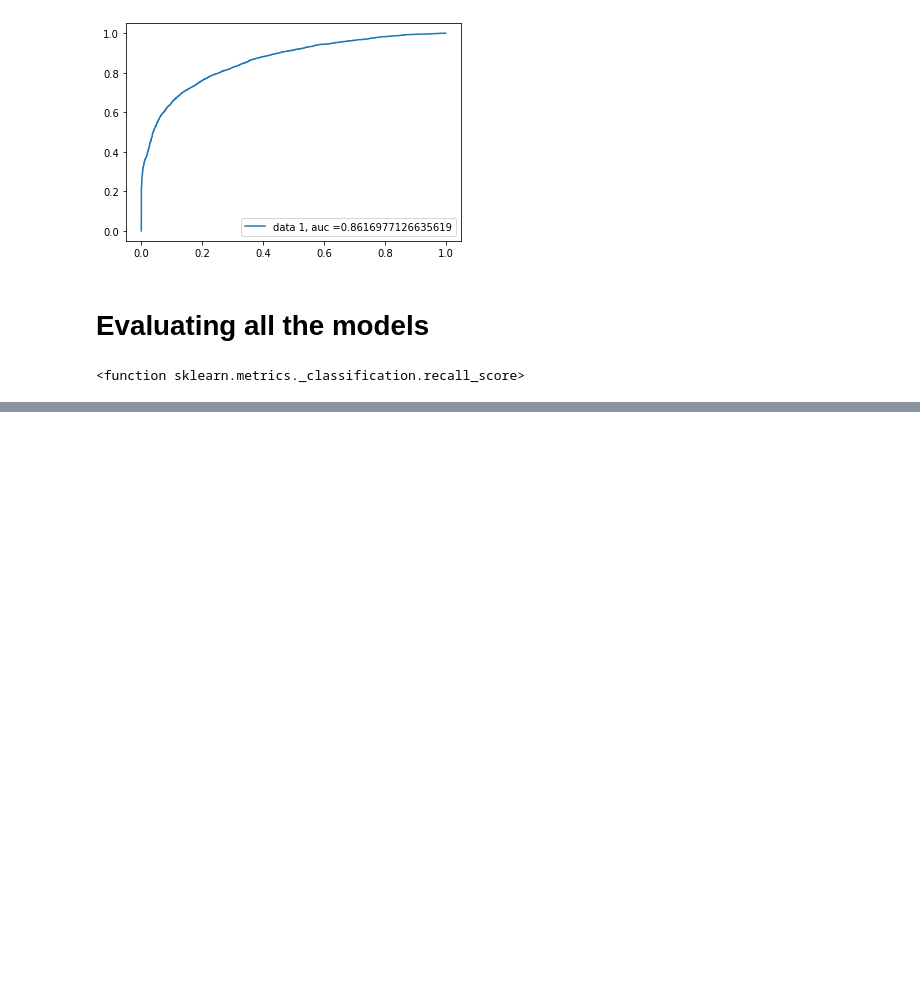
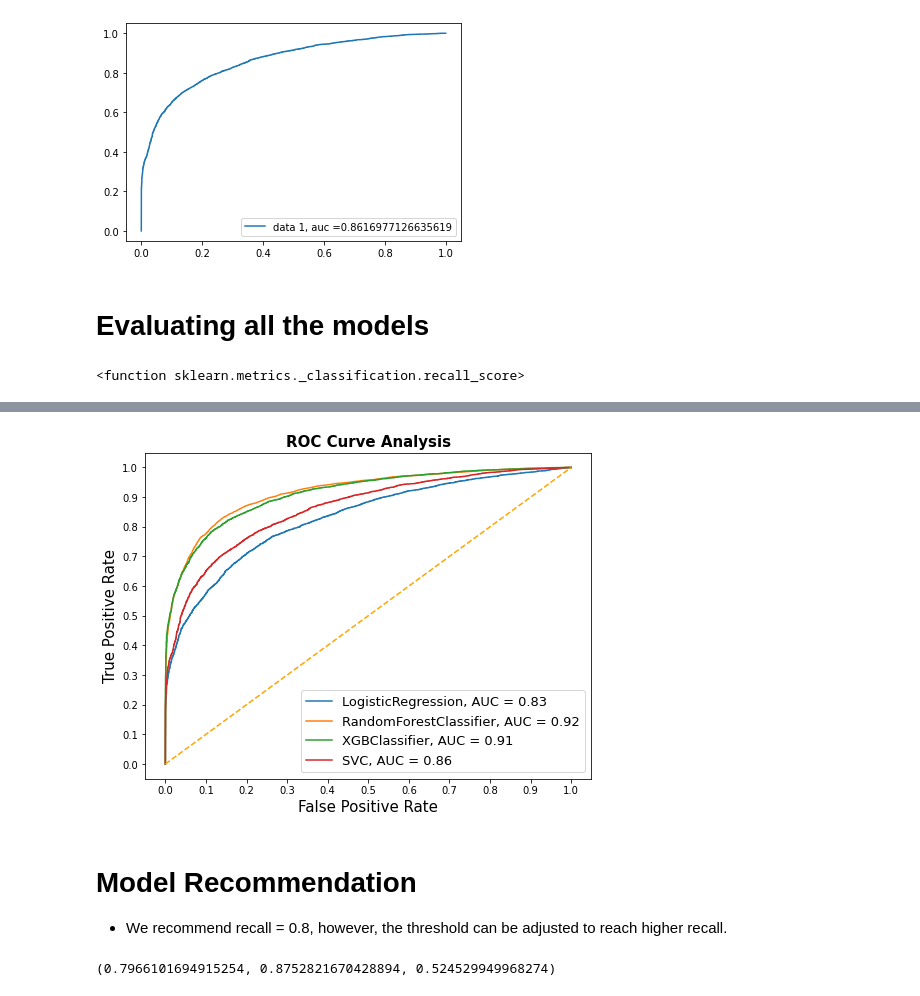
Before and after one commit to mmishra1092/Credit-Card-Default-Prediction, a Jupyter notebook: MAYANK_MISHRA_Credit_Card_Default_Prediction_Capstone_Project.ipynb, the cells around one changed output, grey strips where cells are left out. Drawn from its saved outputs; the diff is of its cells as text; code cells hidden in the pictures; blank space fills up the shorter version.

```diff
--- a/MAYANK_MISHRA_Credit_Card_Default_Prediction_Capstone_Project.ipynb
+++ b/MAYANK_MISHRA_Credit_Card_Default_Prediction_Capstone_Project.ipynb
@@ -1443,0 +1447,18 @@ pd.DataFrame({'Classifier':classifiers, 'Train Accuracy':overall_train_accuracy,
+# %%
+# Create a variable for auc curve of all the models applied
+classifiers_proba = [(optimized_clf_result,y_pred_proba_logistic),
+                     (optimal_rf_result,y_pred_proba_rf),
+                     (optimal_xgb_result,y_pred_proba_xgb),
+                     (optimal_svc_result,y_pred_proba_svc)]
+# Create a dataframe of result table variable
+result_table = pd.DataFrame(columns=['Classifiers', 'fpr', 'tpr', 'auc'])
+# Train the model and record the result
+for pair in classifiers_proba:
+  fpr, tpr, _ = roc_curve(y_test, pair[1])
+  auc = roc_auc_score(y_test, pair[1])
+  result_table = result_table.append({'Classifiers':pair[0].__class__.__name__,
+                                      'fpr':fpr,
+                                      'tpr':tpr,
+                                      'auc':auc},ignore_index = True)
+# Set the name of the classifiers as index table
+result_table.set_index('Classifiers', inplace = True)
@@ -1443,0 +1475,32 @@ pd.DataFrame({'Classifier':classifiers, 'Train Accuracy':overall_train_accuracy,
+# %%
+# Plot the auc curve of all the models for comparison
+fig = plt.figure(figsize = (8,6))
+for i in result_table.index:
+  plt.plot(result_table.loc[i]['fpr'],
+           result_table.loc[i]['tpr'],
+           label="{}, AUC = {:.2f}".format(i,result_table.loc[i]['auc']))
+plt.plot([0,1],[0,1],color='orange', linestyle='--')
+plt.xticks(np.arange(0.0, 1.1, step=0.1))
+plt.xlabel('False Positive Rate', fontsize = 15)
+plt.yticks(np.arange(0.0, 1.1, step=0.1))
+plt.ylabel('True Positive Rate', fontsize = 15)
+plt.title('ROC Curve Analysis', fontweight='bold', fontsize = 15)
+plt.legend(prop = {'size':13}, loc = 'lower right')
+plt.show()
+# %% [output]
+[figure, added]
+# %% [markdown]
+# **Model Recommendation**
+
+*   We recommend recall = 0.8, however, the threshold can be adjusted to reach higher recall.
+# %%
+# Compute precision, recall and threshold of Random Forest
+precisions, recalls, thresholds = precision_recall_curve(y_test, y_pred_proba)
+# Recommend recall score of 0.8
+recall_80 = recalls[np.argmin(recalls >=0.8)]
+precision_80 = precisions[np.argmin(recalls >=0.8)]
+threshold_80_recall = thresholds[np.argmin(recalls >=0.8)]
+thresholds = np.append(thresholds, 1)
+recall_80, precision_80, threshold_80_recall
+# %% [output]
+(0.7966101694915254, 0.8752821670428894, 0.524529949968274)
```
Also changed, not shown: parts of 8 cells of this notebook.
